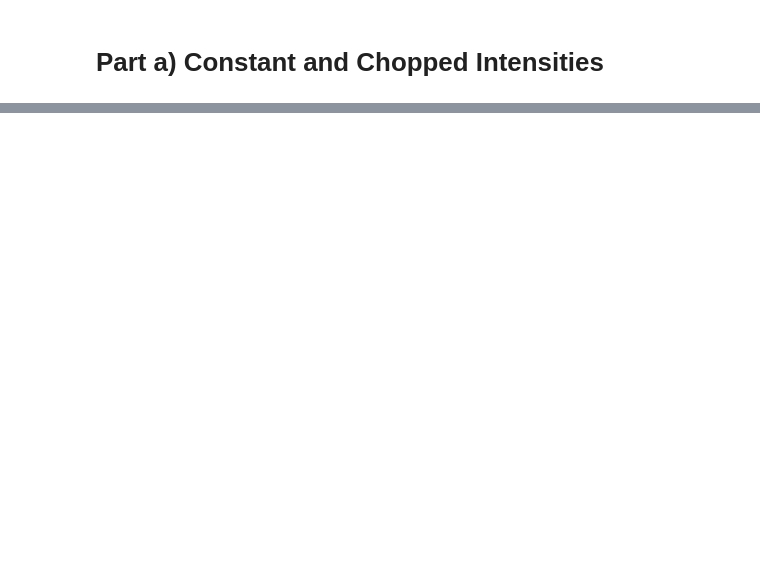
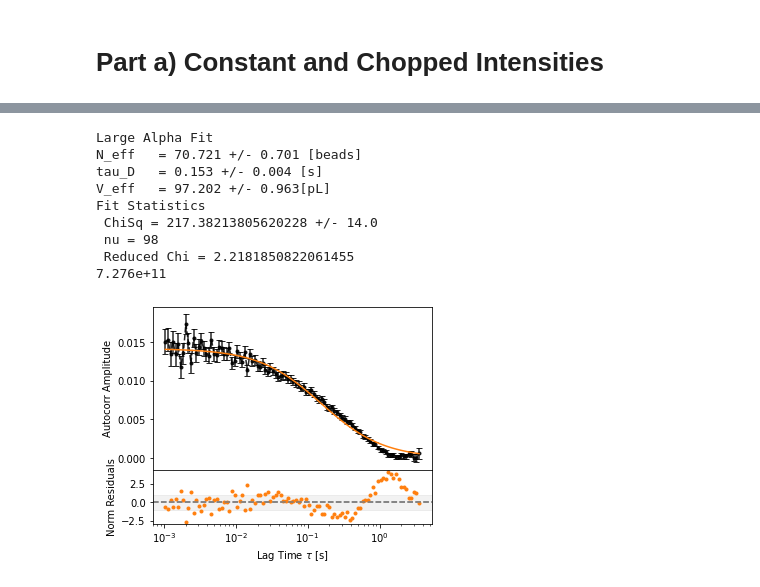
Before and after one commit to Ham0osh/Phys332W-FCS, a Jupyter notebook: analysis.ipynb, the cells around one changed output, grey strips where cells are left out. Saved outputs shown, nothing was run; the diff lists cells and outputs as text; code cells hidden in the pictures; blank space fills up the shorter version.

```diff
--- a/analysis.ipynb
+++ b/analysis.ipynb
@@ -97,0 +279,58 @@ ax.set( xlabel = r"Lag Time $\tau$ [s]", ylabel = "Autocorr Amplitude",
+# %%
+# Quick M Plot
+filename = '/work/data/M_500_nm_40min.lvm'
+tau, correlation, err = np.genfromtxt(filename, skip_header = 23, unpack = True)
+
+fig = plt.figure(figsize = (5,4))
+gs = fig.add_gridspec(2,1, hspace=0,wspace = 0.05,height_ratios=[3, 1])
+ax, axResid = gs.subplots(sharex=True)
+
+min_x_i = 0
+#remove the noise at the start
+tau = tau[min_x_i:]
+correlation = correlation[min_x_i:] - np.min(correlation[min_x_i:])
+err = err[min_x_i:]
+ax.errorbar(tau,correlation, yerr = err, fmt = 'k--.', capsize = 3, zorder = 0,alpha = 0.85)
+plt.axhline(0,ls='--',color = "Grey")
+
+ax.set( xlabel = r"Lag Time $\tau$ [s]", ylabel = "Autocorr Amplitude",xscale = 'log');
+
+
+print(color.ORANGE+"Large Alpha Fit"+color.END)
+pOpt, pCov = curve_fit(large_alpha_G, tau, correlation, p0 = [2,1], sigma = err, absolute_sigma=True)
+errVec = np.sqrt(np.diag(pCov))
+print(f"N_eff\t= {pOpt[0]:.3f} +/- {errVec[0]:.3f} [beads]")
+print(f"tau_D\t= {pOpt[1]:.3f} +/- {errVec[1]:.3f} [s]")
+
+v_err = (errVec[0]/pOpt[0])*(pOpt[0]/conc)*10**12
+
+print(f"V_eff\t= {(pOpt[0]/conc)*10**12:.3f} +/- {v_err:.3f}[pL]")
+resApprox = large_alpha_G(tau,*pOpt) - correlation
+normResApprox = resApprox/err
+N = len(tau)
+chiSq = np.sum(normResApprox**2)
+nu = N  - len(pOpt) # points minus #fit parameters
+chiSigma = np.sqrt(2*nu)
+print("Fit Statistics\n ChiSq =",chiSq,"+/-",chiSigma)
+print(" nu =",nu)
+print(" Reduced Chi =",chiSq/nu)
+ax.plot(tau, large_alpha_G(tau,*pOpt),"C1",label =r"Large $\alpha$ Model")
+
+# plot residuals
+axResid.axhspan(-1, 1,color = "Grey",alpha = 0.1)
+axResid.plot(tau,normResApprox,'C1.',label = r"Large $\alpha$")
+axResid.axhline(0,ls = "--",color = "Grey")
+axResid.set( xlabel = r"Lag Time $\tau$ [s]", ylabel = "Norm Residuals", xscale = 'log');
+plt.savefig("/work/notes/preliminary_SampleM_fit.pdf",dpi = 300)
+print(f"{conc:.3e}")
+# %% [output]
+Large Alpha Fit
+N_eff   = 70.721 +/- 0.701 [beads]
+tau_D   = 0.153 +/- 0.004 [s]
+V_eff   = 97.202 +/- 0.963[pL]
+Fit Statistics
+ ChiSq = 217.38213805620228 +/- 14.0
+ nu = 98
+ Reduced Chi = 2.2181850822061455
+7.276e+11
+[figure, added]
```
Also changed, not shown: parts of 17 cells of this notebook, 23 other files.
